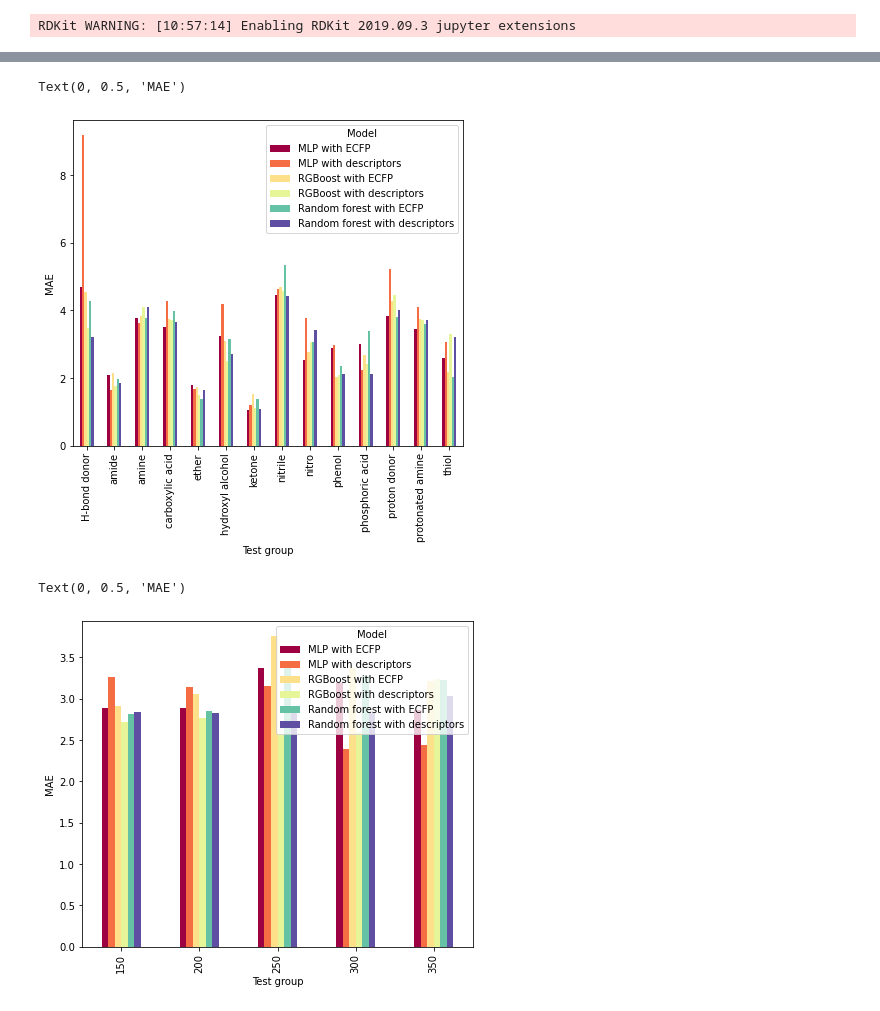
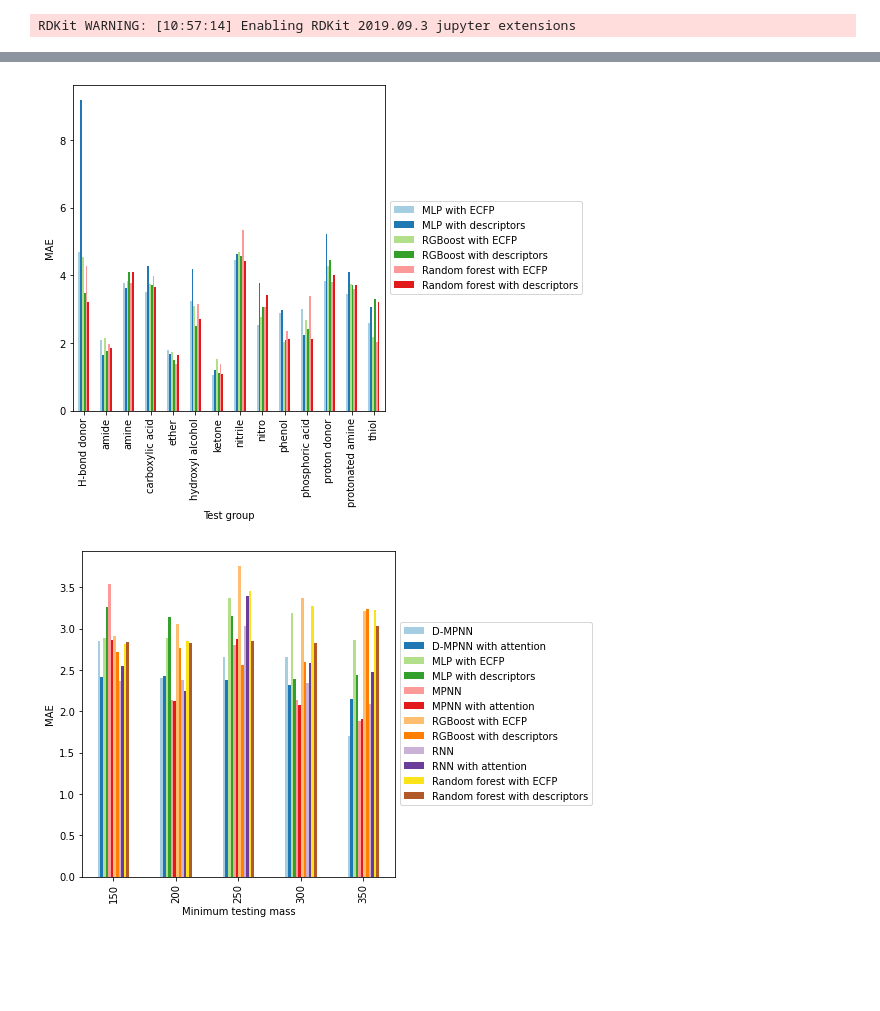
Before and after one commit to saratanov/git_honours, a Jupyter notebook: THESIS/solvent_results.ipynb, the cells around one changed output, grey strips where cells are left out. Cells and saved outputs as stored; diff of their text form; code cells hidden in the pictures; blank space fills up the shorter version.

```diff
--- a/THESIS/solvent_results.ipynb
+++ b/THESIS/solvent_results.ipynb
@@ -154,9 +190,20 @@ df.plot.bar(x='Model', y=['MAE','RMSE'])
 df = pd.read_csv('finalised_results/LOSO_test.csv')
 df_pivot = pd.pivot_table(df, values="MAE", index="LOSO solvent", columns="Model")
 
-ax = df_pivot.plot.bar(colormap='Spectral')
+colours = ['#a6cee3','#1f78b4','#b2df8a','#33a02c','#fb9a99','#e31a1c',
+           '#fdbf6f','#ff7f00','#cab2d6','#6a3d9a','#FAE318','#b15928']
+
+ax = df_pivot.plot.bar(color=colours)
 fig = ax.get_figure()
 fig.set_size_inches(7, 6)
 ax.set_xlabel("Test solvent")
 ax.set_ylabel("MAE")
+
+box = ax.get_position()
+ax.set_position([box.x0, box.y0, box.width * 0.8, box.height])
+
+# Put a legend to the right of the current axis
+ax.legend(loc='center left', bbox_to_anchor=(1, 0.5))
+
+plt.show()
 # %% [output]
@@ -191,29 +251,43 @@ Text(0, 0.5, 'MAE')
 # %%
 #LOFO
 df = pd.read_csv('finalised_results/LOFO_test.csv')
 df_pivot = pd.pivot_table(df, values="MAE", index="LOFO group", columns="Model")
 
-ax = df_pivot.plot.bar(colormap='Spectral')
+ax = df_pivot.plot.bar(color=colours)
 fig = ax.get_figure()
 fig.set_size_inches(7, 6)
 ax.set_xlabel("Test group")
 ax.set_ylabel("MAE")
+
+box = ax.get_position()
+ax.set_position([box.x0, box.y0, box.width * 0.8, box.height])
+
+# Put a legend to the right of the current axis
+ax.legend(loc='center left', bbox_to_anchor=(1, 0.5))
+
+plt.show()
 # %% [output]
-Text(0, 0.5, 'MAE')
-[figure, old version]
+[figure, new version]
 # %%
 #LOMO_high
 df = pd.read_csv('finalised_results/LOMO_high_test.csv')
 df_pivot = pd.pivot_table(df, values="MAE", index="LOMO mass cutoff", columns="Model")
 
-ax = df_pivot.plot.bar(colormap='Spectral')
+ax = df_pivot.plot.bar(color=colours)
 fig = ax.get_figure()
 fig.set_size_inches(7, 6)
 ax.set_xlabel("Minimum testing mass")
 ax.set_ylabel("MAE")
+
+box = ax.get_position()
+ax.set_position([box.x0, box.y0, box.width * 0.8, box.height])
+
+# Put a legend to the right of the current axis
+ax.legend(loc='center left', bbox_to_anchor=(1, 0.5))
+
+plt.show()
 # %% [output]
-Text(0, 0.5, 'MAE')
-[figure, old version]
+[figure, new version]
 # %%
 #LOMO_low
 df = pd.read_csv('finalised_results/LOMO_low_test.csv')
```
Also changed, not shown: parts of 9 cells of this notebook, 16 other files.
